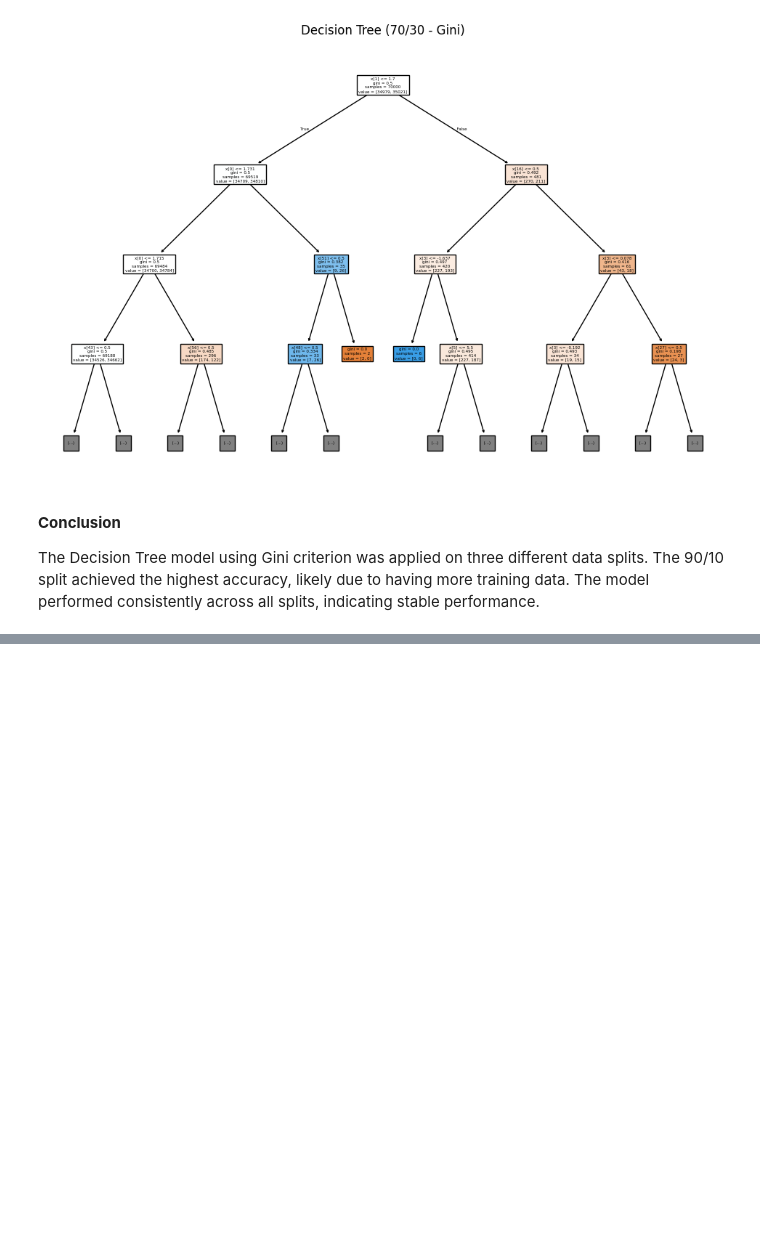
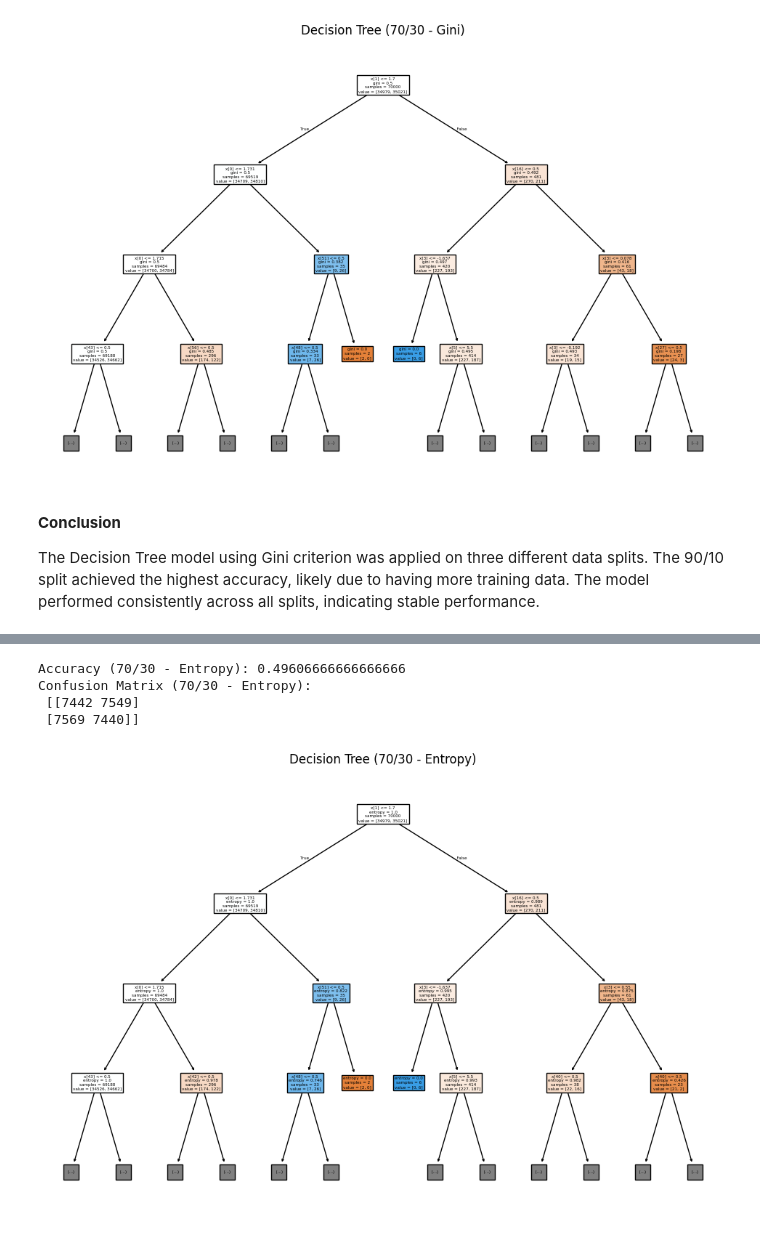
Before and after one commit to noor-gh06/Cybercrime-DataMining, a Jupyter notebook: phase3.ipynb, the cells around one changed output, grey strips where cells are left out. Drawn from its saved outputs; the diff is of its cells as text; code cells hidden in the pictures; blank space fills up the shorter version.

```diff
--- a/phase3.ipynb
+++ b/phase3.ipynb
@@ -725,0 +787,25 @@ The Decision Tree model using Gini criterion was applied on three different data
+# %%
+
+# (70/30) Split - Entropy
+
+model_70_e = DecisionTreeClassifier(criterion='entropy')
+model_70_e.fit(X_train_70, y_train_70)
+
+y_pred_70_e = model_70_e.predict(X_test_30)
+
+acc_70_e = accuracy_score(y_test_30, y_pred_70_e)
+print("\nAccuracy (70/30 - Entropy):", acc_70_e)
+
+cm_70_e = confusion_matrix(y_test_30, y_pred_70_e)
+print("Confusion Matrix (70/30 - Entropy):\n", cm_70_e)
+
+plt.figure(figsize=(12,8))
+plot_tree(model_70_e, filled=True, max_depth=3)
+plt.title("Decision Tree (70/30 - Entropy)")
+plt.show()
+# %% [output]
+Accuracy (70/30 - Entropy): 0.49606666666666666
+Confusion Matrix (70/30 - Entropy):
+ [[7442 7549]
+ [7569 7440]]
+[figure, added]
```
Also changed, not shown: parts of 9 cells of this notebook.
